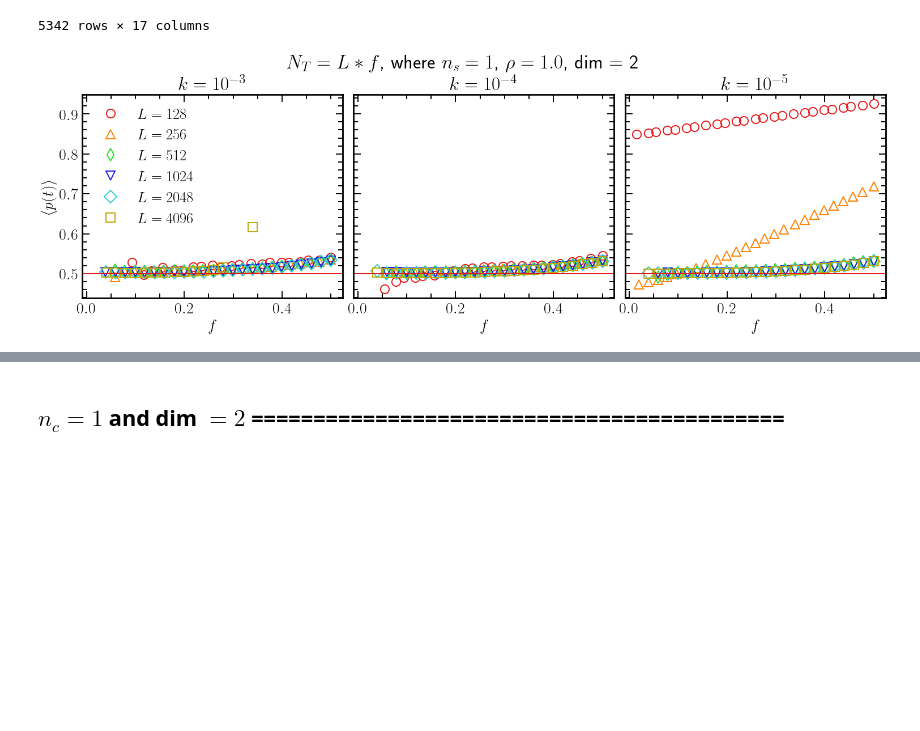
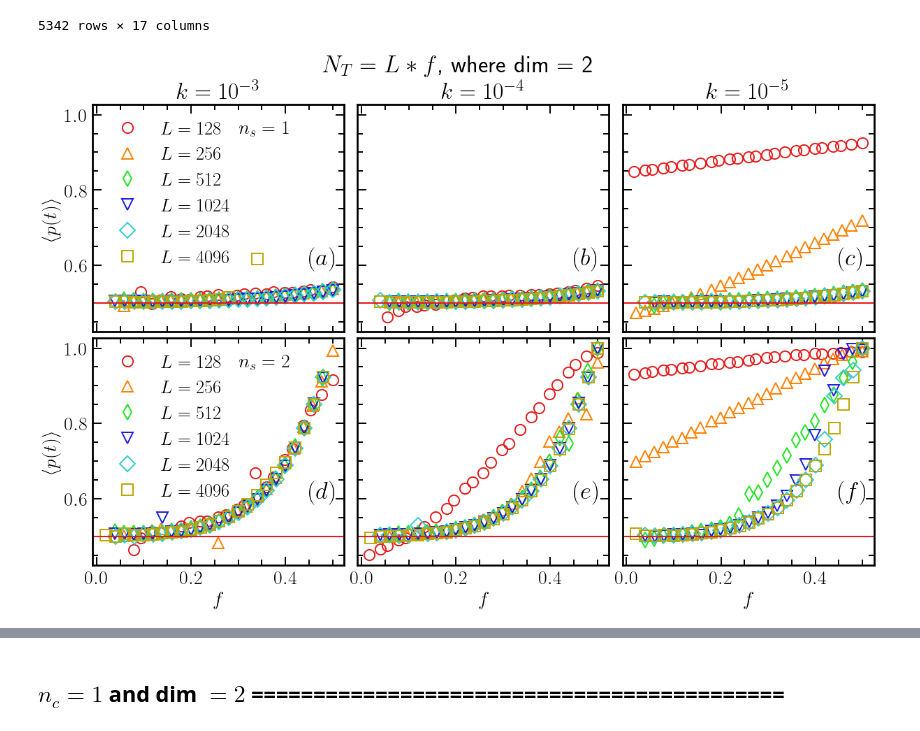
Before and after one commit to JuniorAlencar/self_organization_percolation, a Jupyter notebook: jupyter/parameters_analysis.ipynb, the cells around one changed output, grey strips where cells are left out. Drawn from its saved outputs; the diff is of its cells as text; code cells hidden in the pictures; blank space fills up the shorter version.

```diff
--- a/jupyter/parameters_analysis.ipynb
+++ b/jupyter/parameters_analysis.ipynb
@@ -34,56 +34,73 @@ df
 5342 rows × 17 columns
 # %%
 L_lst = [128, 256, 512, 1024, 2048, 4096]
-nc = 1
+nc_lst = [1,2]
 k_lst=[1.0e-03, 1.0e-04, 1.0e-05]
+base = 4
 fig, axes = plt.subplots(
-    1, 3, figsize=(15, 5),
+    2, 3, figsize=(3*base, 2*base),
     sharey=True,
     sharex=True,
     constrained_layout=True
 )
 pc = 0.5
-rho = 1/nc
+#rho = 1/nc
 dim = 2
 colors = [
     (0.9, 0.1, 0.1),   # red
     (1.0, 0.5, 0.0),   # orange
     (0.1, 0.9, 0.1),   # green
     (0.1, 0.1, 0.9),   # blue
     (0.2, 0.8, 0.8),   # teal
     (0.75,0.65, 0.00),   # yellow
     (0.6, 0.4, 0.2),   # brown
     (0.6, 0.2, 0.8),   # purple
     (0.9, 0.4, 0.7),   # pink
     (0.4, 0.4, 0.4),   # gray
     (0.0, 0.0, 0.0),   # black
 ]
 markers = ["o", "^", "d", "v", "D", "s", "P", "X", "<", ">", "*"]
 
 fs_title_figure = 25
 fs_legend = 19
 ms = 11
 mew = 1.4
+labels = ["$(a)$", "$(b)$", "$(c)$",
+          "$(d)$", "$(e)$", "$(f)$"]
 
+for idx_nc, nc in enumerate(nc_lst):
+    for idx, k in enumerate(k_lst):
+        for idx_L, L in enumerate(L_lst):
+            rho = 1/nc
+            df_sub = df[(df['dim']==dim) & (df['nc']==nc) & (df['L']==L) & (df['k']==k) & (df['order']==1)]
+            f = [i/L for i in df_sub["Nt"].unique()]
+            p = df_sub['p_mean']
+            axes[idx_nc, idx].plot(f, p, marker=markers[idx_L], color=colors[idx_L],
+                            ls="None", ms=ms, mew=mew,label=f'$L = {L}$')
 
-for idx, k in enumerate(k_lst):
-    for idx_L, L in enumerate(L_lst):
-        df_sub = df[(df['dim']==dim) & (df['nc']==nc) & (df['L']==L) & (df['k']==k) & (df['order']==1)]
-        f = [i/L for i in df_sub["Nt"].unique()]
-        p = df_sub['p_mean']
-        axes[idx].plot(f, p, marker=markers[idx_L], color=colors[idx_L],
-                        ls="None", ms=ms, mew=mew,label=f'$L = {L}$')
+            mantissa, exp = f"{k:.1e}".split("e")
+            exp = int(exp)
 
-        mantissa, exp = f"{k:.1e}".split("e")
-        exp = int(exp)
-        axes[idx].set_title(f"$k = 10^{{{exp}}}$")
-for ax in axes:
+for idx, ax in enumerate(axes.flatten()):
     ax.axhline(y=pc)
+
+    ax.text(0.45, 0.60, labels[idx], fontsize=25)
+
+for idx, ax in enumerate(axes[:,0]):
+    ax.legend(fontsize=fs_legend)
+    ax.set_ylabel(r"$\langle p(t) \rangle$")
+    ax.text(0.3, 0.95, f'$n_s = {nc_lst[idx]}$', fontsize=20)
+
+for ax in axes[1,:]:
     ax.set_xlabel('$f$')
-axes[0].legend(fontsize=fs_legend)
-axes[0].set_ylabel(r"$\langle p(t) \rangle$")
+for idx, ax in enumerate(axes[0,:]):
+    mantissa, exp = f"{k_lst[idx]:.1e}".split("e")
+    ax.set_title(f"$k = 10^{{{int(exp)}}}$")
 
-fig.suptitle(fr"$N_T = L * f$, where $n_s = {nc}$, $\rho={rho}$, dim = {dim}", fontsize=fs_title_figure)
+# axes[1,0].legend(fontsize=fs_legend)
+# axes[1,0].set_ylabel(r"$\langle p(t) \rangle$")
+
+fig.suptitle(fr"$N_T = L * f$, where dim = {dim}", fontsize=fs_title_figure)
 plt.show()
 # %% [output]
-[figure, old version]
+[figure, new version]
```
Also changed, not shown: parts of 1 cell of this notebook.
